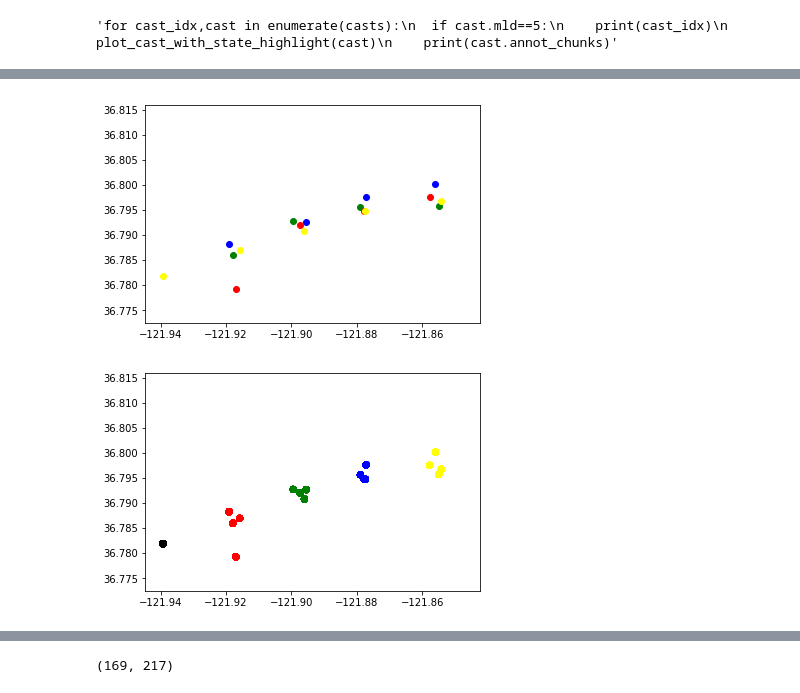
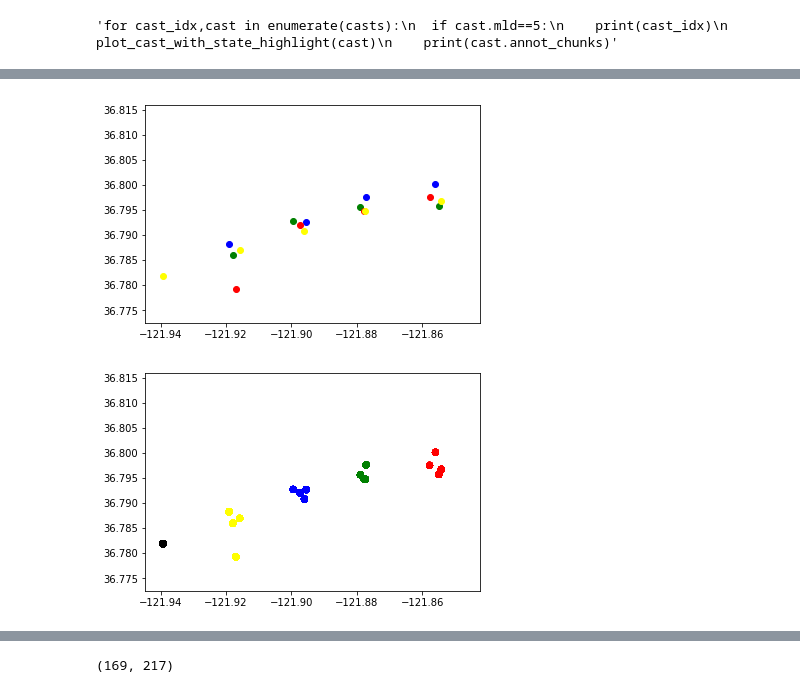
Before and after one commit to AvantiShri/ess151project, a Jupyter notebook: OceanLayersHmm.ipynb, the cells around one changed output, grey strips where cells are left out. Cells and saved outputs as stored; diff of their text form; code cells hidden in the pictures.

```diff
--- a/OceanLayersHmm.ipynb
+++ b/OceanLayersHmm.ipynb
@@ -817,15 +818,15 @@ def get_station_to_latlon(stations, lats, lons):
 
 def get_pseudostation(lat,lon):
   if (lon > -121.93 and lon < -121.91):
-    return 'G1'
+    return 'C2'
   elif (lat > 36.790 and lon < -121.89):
-    return 'G2'
+    return 'C3'
   elif (lat > 36.790 and lon < -121.87):
-    return 'G3'
+    return 'C4'
   elif (lat > 36.790):
-    return 'G4'
+    return 'C5'
   else:
-    return 'blah'
+    return 'C1'
 # %%
 import pandas as pd
 import numpy as np
@@ -894,37 +895,37 @@ Index(['station', 't090C:', 't190C:', 'c0uS/cm:', 'c1uS/cm:', 'sal00:',
 # %%
 from matplotlib import pyplot as plt
 
 for year,color in [(2016,'blue'),
                    (2017,'green'),
                    (2018,'red'),
                    (2019,'yellow')]:
   pandas_df = year_to_upcast_pandas[year]
   lats = pandas_df['rn_lat']
   lons = pandas_df['rn_lon']
   unique_lats_and_lons = set(zip(lons,lats))
   plt.scatter(*zip(*unique_lats_and_lons), c=color)
 
 plt.show()
 
 pseudostation_to_color = {
-    'G1': 'red',
-    'G2': 'green',
-    'G3': 'blue',
-    'G4': 'yellow',
-    'blah': 'black'
+    'C5': 'red',
+    'C4': 'green',
+    'C3': 'blue',
+    'C2': 'yellow',
+    'C1': 'black'
 }
 
 for year in [2016, 2017, 2018, 2019]:
   pandas_df = year_to_upcast_pandas[year]
   lats = pandas_df['rn_lat']
   lons = pandas_df['rn_lon']
   pseudostations = pandas_df['pseudostation']
   colors = [pseudostation_to_color[pseudostation] for pseudostation in pseudostations]
   plt.scatter(lons, lats, c=colors)
 plt.show()
 # %% [output]
 [figure]
-[figure, old version]
+[figure, new version]
 # %%
 #create cast objects from the class data
 
```
Also changed, not shown: parts of 5 cells of this notebook.
